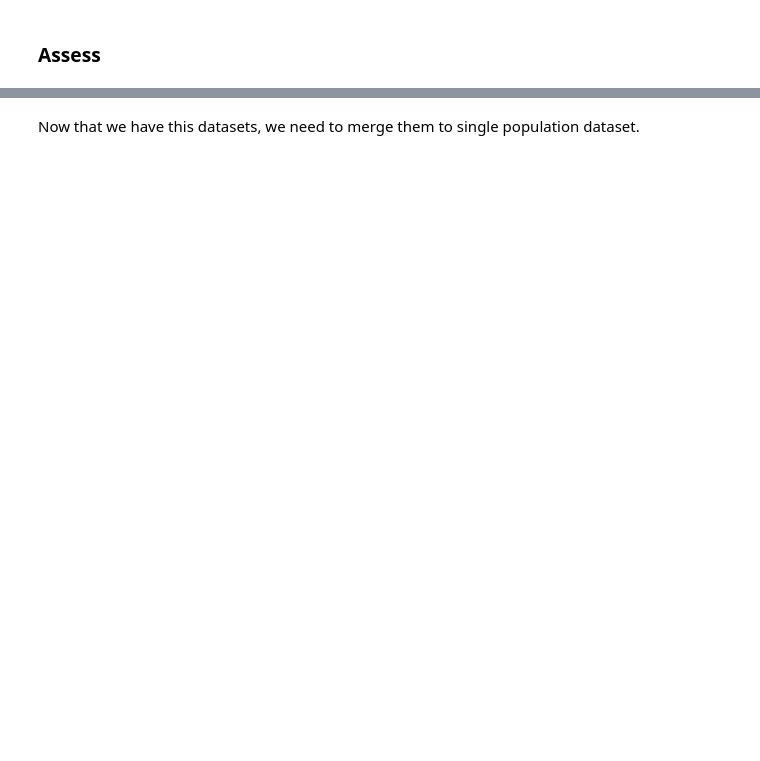
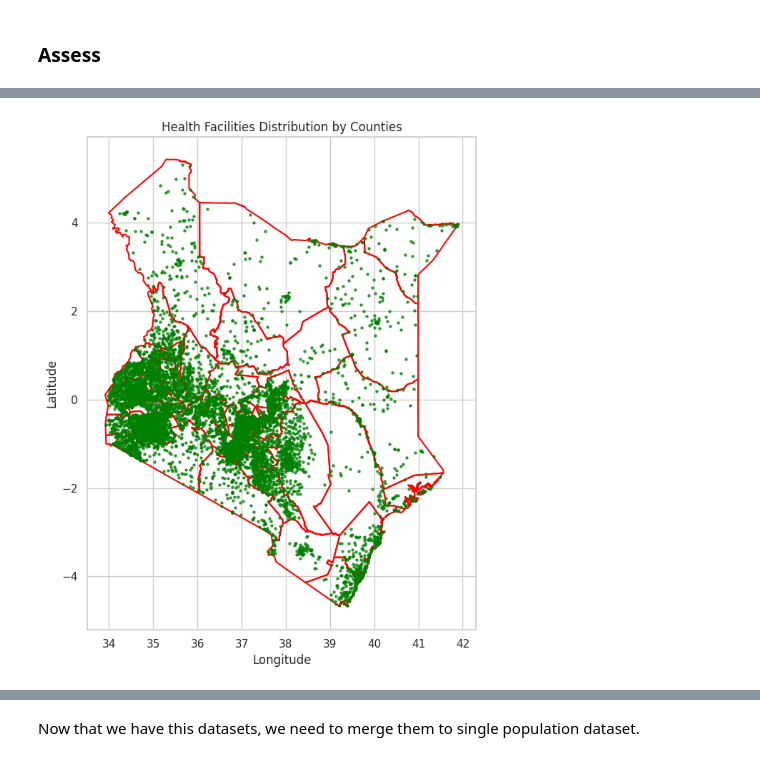
Before and after one commit to mwangi-clinton/mlf-miniproject, a Jupyter notebook: notebooks/mini_project.ipynb, the cells around one changed output, grey strips where cells are left out. Cells and saved outputs as stored; diff of their text form; code cells hidden in the pictures; blank space fills up the shorter version.

```diff
--- a/notebooks/mini_project.ipynb
+++ b/notebooks/mini_project.ipynb
@@ -156,0 +95,17 @@ plt.show()
+# %%
+import geopandas as gpd
+from shapely.geometry import Point
+
+
+# health facility points location
+lat = df_health_facilities['latitude']
+long = df_health_facilities['longitude']
+
+fynesse.assess.plot_facilities_distribution(
+    shapefile_path="/content/County.shp",
+    facilities_df=df_health_facilities,
+    lat_col="latitude",
+    lon_col="longitude"
+)
+# %% [output]
+[figure, added]
```
Also changed, not shown: parts of 62 cells of this notebook.
